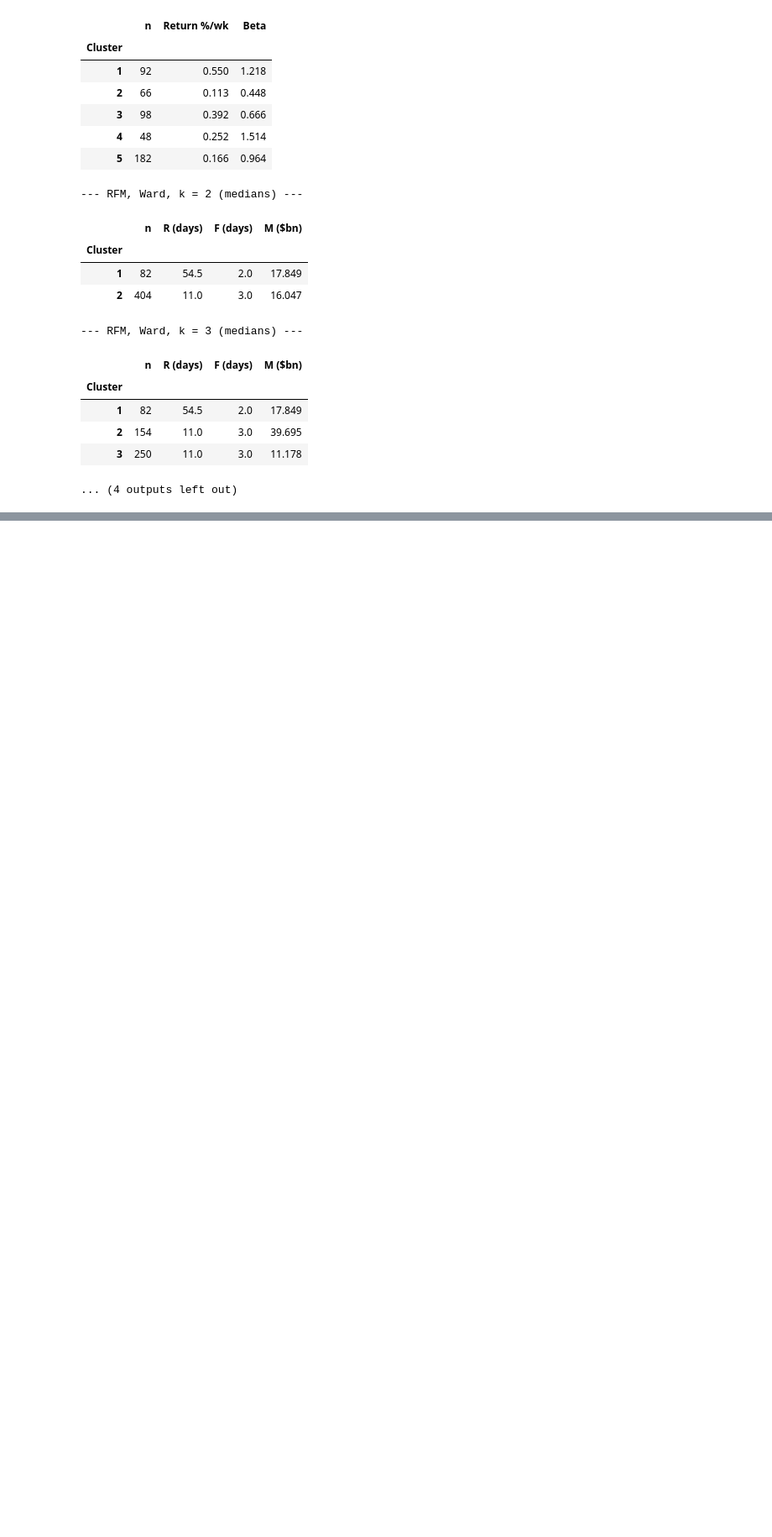
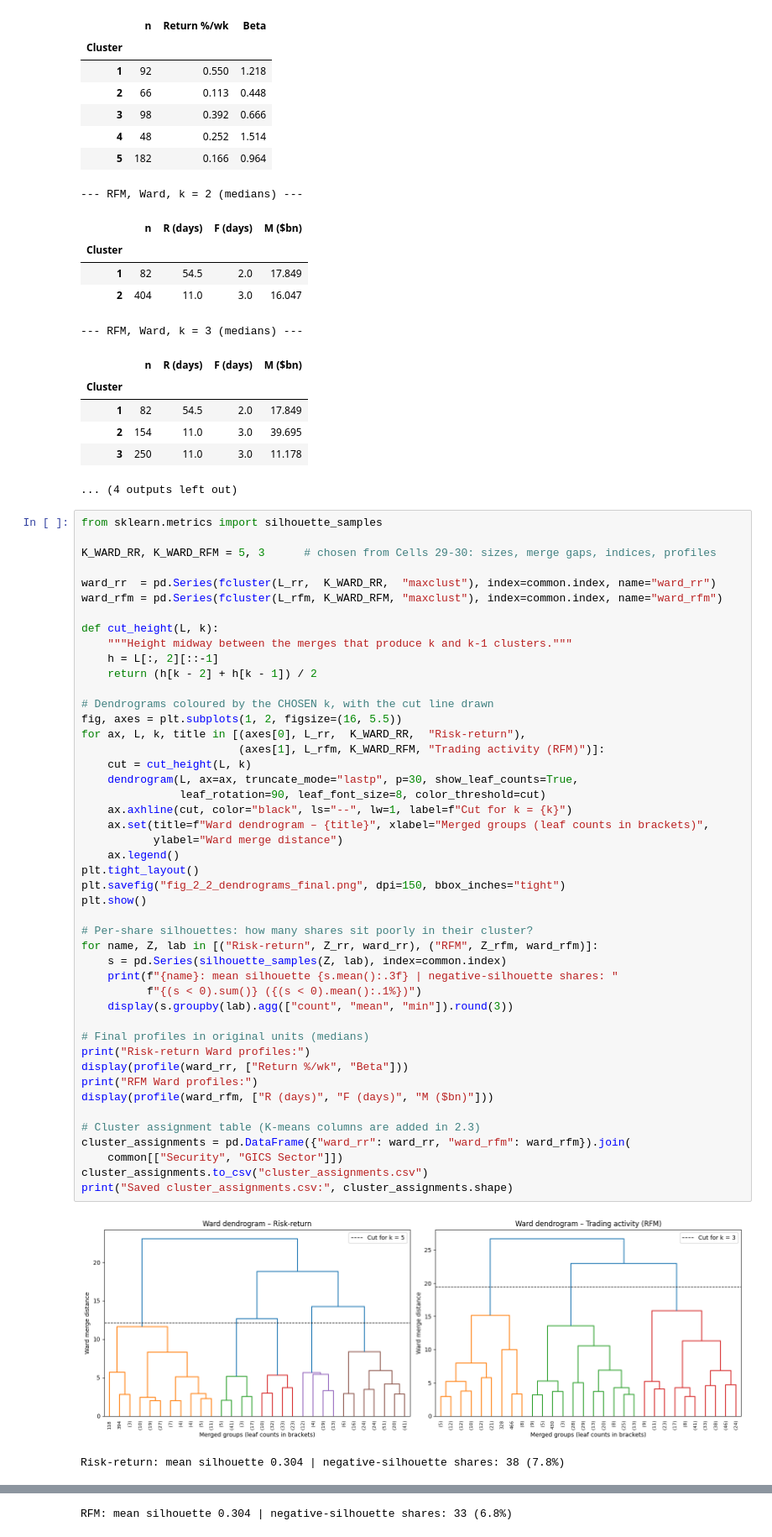
Before and after one commit to Dheena2411/CRM-CM-CW1, a Jupyter notebook: CRM&CM_CW1_T1_T2.ipynb, the cells around one changed output, grey strips where cells are left out. Shown at 84% size. Cells and saved outputs as stored; diff of their text form; blank space fills up the shorter version.

```diff
--- a/CRM&CM_CW1_T1_T2.ipynb
+++ b/CRM&CM_CW1_T1_T2.ipynb
@@ -1055,3 +1079,52 @@ for k in [2, 3, 4, 5]:
 | 2 | 154 | 11.0 | 3.0 | 39.695 |
 | 3 | 250 | 11.0 | 3.0 | 11.178 |
 ... (4 outputs left out)
+# %%
+from sklearn.metrics import silhouette_samples
+
+K_WARD_RR, K_WARD_RFM = 5, 3      # chosen from Cells 29-30: sizes, merge gaps, indices, profiles
+
+ward_rr  = pd.Series(fcluster(L_rr,  K_WARD_RR,  "maxclust"), index=common.index, name="ward_rr")
+ward_rfm = pd.Series(fcluster(L_rfm, K_WARD_RFM, "maxclust"), index=common.index, name="ward_rfm")
+
+def cut_height(L, k):
+    """Height midway between the merges that produce k and k-1 clusters."""
+    h = L[:, 2][::-1]
+    return (h[k - 2] + h[k - 1]) / 2
+
+# Dendrograms coloured by the CHOSEN k, with the cut line drawn
+fig, axes = plt.subplots(1, 2, figsize=(16, 5.5))
+for ax, L, k, title in [(axes[0], L_rr,  K_WARD_RR,  "Risk-return"),
+                        (axes[1], L_rfm, K_WARD_RFM, "Trading activity (RFM)")]:
+    cut = cut_height(L, k)
+    dendrogram(L, ax=ax, truncate_mode="lastp", p=30, show_leaf_counts=True,
+               leaf_rotation=90, leaf_font_size=8, color_threshold=cut)
+    ax.axhline(cut, color="black", ls="--", lw=1, label=f"Cut for k = {k}")
+    ax.set(title=f"Ward dendrogram – {title}", xlabel="Merged groups (leaf counts in brackets)",
+           ylabel="Ward merge distance")
+    ax.legend()
+plt.tight_layout()
+plt.savefig("fig_2_2_dendrograms_final.png", dpi=150, bbox_inches="tight")
+plt.show()
+
+# Per-share silhouettes: how many shares sit poorly in their cluster?
+for name, Z, lab in [("Risk-return", Z_rr, ward_rr), ("RFM", Z_rfm, ward_rfm)]:
+    s = pd.Series(silhouette_samples(Z, lab), index=common.index)
+    print(f"{name}: mean silhouette {s.mean():.3f} | negative-silhouette shares: "
+          f"{(s < 0).sum()} ({(s < 0).mean():.1%})")
+    display(s.groupby(lab).agg(["count", "mean", "min"]).round(3))
+
+# Final profiles in original units (medians)
+print("Risk-return Ward profiles:")
+display(profile(ward_rr, ["Return %/wk", "Beta"]))
+print("RFM Ward profiles:")
+display(profile(ward_rfm, ["R (days)", "F (days)", "M ($bn)"]))
+
+# Cluster assignment table (K-means columns are added in 2.3)
+cluster_assignments = pd.DataFrame({"ward_rr": ward_rr, "ward_rfm": ward_rfm}).join(
+    common[["Security", "GICS Sector"]])
+cluster_assignments.to_csv("cluster_assignments.csv")
+print("Saved cluster_assignments.csv:", cluster_assignments.shape)
+# %% [output]
+[figure, added]
+Risk-return: mean silhouette 0.304 | negative-silhouette shares: 38 (7.8%)
@@ -1057,0 +1138 @@ for k in [2, 3, 4, 5]:
+RFM: mean silhouette 0.304 | negative-silhouette shares: 33 (6.8%)
```
Also changed, not shown: parts of 2 cells of this notebook.
